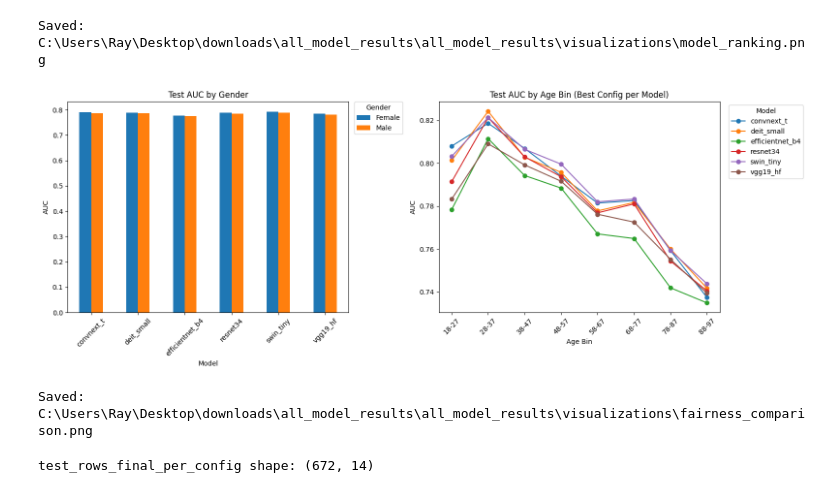
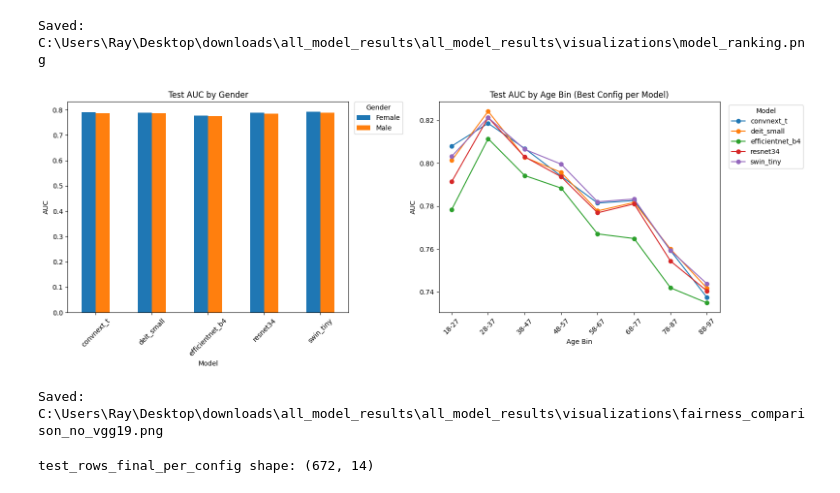
Before and after one commit to L0uisPham/CS5130-Project, a Jupyter notebook: Ray_Models_Check.ipynb, the cells around one changed output. Drawn from its saved outputs; the diff is of its cells as text; code cells hidden in the pictures.

Commit message:
remove vgg and fix labels

```diff
--- a/Ray_Models_Check.ipynb
+++ b/Ray_Models_Check.ipynb
@@ -360,9 +477,14 @@ plot_learning_curves(df, best_config_per_model, OUTPUT_DIR)
 Saved: C:\Users\Ray\Desktop\downloads\all_model_results\all_model_results\visualizations\learning_curves.png
 # %%
 def plot_learning_curves_convnext_epoch6_label(df: pd.DataFrame, best_config_df: pd.DataFrame, output_dir: Path):
-    val_labels = df[(df["split"] == "val") & (df["group_type"] == "label")].copy()
+    val_labels = df[
+        (df["split"] == "val") &
+        (df["group_type"] == "label")
+    ].copy()
 
-    keys = best_config_df[["folder_model", "config_id"]].drop_duplicates()
+    keys = best_config_df[
+        best_config_df["folder_model"] != "vgg19_hf"
+    ][["folder_model", "config_id"]].drop_duplicates()
 
     plot_data = val_labels.merge(
         keys,
@@ -382,6 +504,9 @@ def plot_learning_curves_convnext_epoch6_label(df: pd.DataFrame, best_config_df:
     plt.figure(figsize=(12, 7))
 
     for model in sorted(mean_curve["folder_model"].unique()):
+        if model == "vgg19_hf":
+            continue
+
         sub = mean_curve[mean_curve["folder_model"] == model].sort_values("epoch")
 
         if sub.empty:
@@ -399,7 +524,7 @@ def plot_learning_curves_convnext_epoch6_label(df: pd.DataFrame, best_config_df:
                 target_config = row["config_id"]
 
                 lrh, lrf, wd = target_config.split("_", 2)
-                label_text = f"Learning Rate Head ={lrh}\nLearning Rate Full={lrf}\nWeight Decay={wd}"
+                label_text = f"Learning Rate Head={lrh}\nLearning Rate Full={lrf}\nWeight Decay={wd}"
 
                 plt.scatter([target_epoch], [target_auc], s=60, zorder=5)
 
@@ -423,7 +548,7 @@ def plot_learning_curves_convnext_epoch6_label(df: pd.DataFrame, best_config_df:
     plt.grid(True, alpha=0.3)
     plt.tight_layout()
 
-    out = output_dir / "learning_curves_convnext_epoch6_label.png"
+    out = output_dir / "learning_curves_convnext_epoch6_label_no_vgg19.png"
     plt.savefig(out, dpi=150, bbox_inches="tight")
     plt.show()
     plt.close()
@@ -470,7 +595,10 @@ plot_overall_ranking(test_best, OUTPUT_DIR)
 Saved: C:\Users\Ray\Desktop\downloads\all_model_results\all_model_results\visualizations\model_ranking.png
 # %%
 def plot_fairness_comparison(test_best_df: pd.DataFrame, output_dir: Path):
-    fairness_df = test_best_df[test_best_df["group_type"].isin(["gender", "age_bin"])].copy()
+    fairness_df = test_best_df[
+        (test_best_df["group_type"].isin(["gender", "age_bin"])) &
+        (test_best_df["folder_model"] != "vgg19_hf")
+    ].copy()
 
     if fairness_df.empty:
         print("Skipping fairness comparison: no gender/age_bin rows.")
@@ -481,7 +609,6 @@ def plot_fairness_comparison(test_best_df: pd.DataFrame, output_dir: Path):
     # Gender
     gender_data = fairness_df[fairness_df["group_type"] == "gender"].copy()
 
-    # Map 0/1 to readable labels
     gender_map = {
         "sex=0": "Female",
         "sex=1": "Male",
@@ -499,7 +626,6 @@ def plot_fairness_comparison(test_best_df: pd.DataFrame, output_dir: Path):
         aggfunc="mean"
     )
 
-    # Force legend/order if both exist
     desired_gender_order = [col for col in ["Female", "Male"] if col in pivot_g.columns]
     if desired_gender_order:
         pivot_g = pivot_g[desired_gender_order]
@@ -520,38 +646,39 @@ def plot_fairness_comparison(test_best_df: pd.DataFrame, output_dir: Path):
         axes[0].set_axis_off()
 
     # Age
-    age_data = fairness_df[fairness_df["group_type"] == "age_bin"]
+    age_data = fairness_df[fairness_df["group_type"] == "age_bin"].copy()
+
     pivot_a = age_data.pivot_table(
         index="group_name",
         columns="folder_model",
         values="auc",
         aggfunc="mean"
     )
 
     if not pivot_a.empty:
         pivot_a.plot(ax=axes[1], marker="o")
         axes[1].set_title("Test AUC by Age Bin (Best Config per Model)")
         axes[1].set_xlabel("Age Bin")
         axes[1].set_ylabel("AUC")
         axes[1].legend(title="Model", bbox_to_anchor=(1.02, 1), loc="upper left")
         axes[1].tick_params(axis="x", rotation=45)
     else:
         axes[1].text(0.5, 0.5, "No age-bin data", ha="center", va="center")
         axes[1].set_axis_off()
 
     plt.tight_layout()
 
-    out = output_dir / "fairness_comparison.png"
+    out = output_dir / "fairness_comparison_no_vgg19.png"
     plt.savefig(out, dpi=150, bbox_inches="tight")
     plt.show()
     plt.close()
 
     print("Saved:", out)
 
 plot_fairness_comparison(test_best, OUTPUT_DIR)
 # %% [output]
-[figure, old version]
+[figure, new version]
-Saved: C:\Users\Ray\Desktop\downloads\all_model_results\all_model_results\visualizations\fairness_comparison.png
+Saved: C:\Users\Ray\Desktop\downloads\all_model_results\all_model_results\visualizations\fairness_comparison_no_vgg19.png
 # %%
 def build_final_test_rows_per_config(df: pd.DataFrame) -> pd.DataFrame:
     test_df = df[(df["split"] == "test") & (df["group_type"] == "label")].copy()
```
Also changed, not shown: parts of 3 cells of this notebook.
